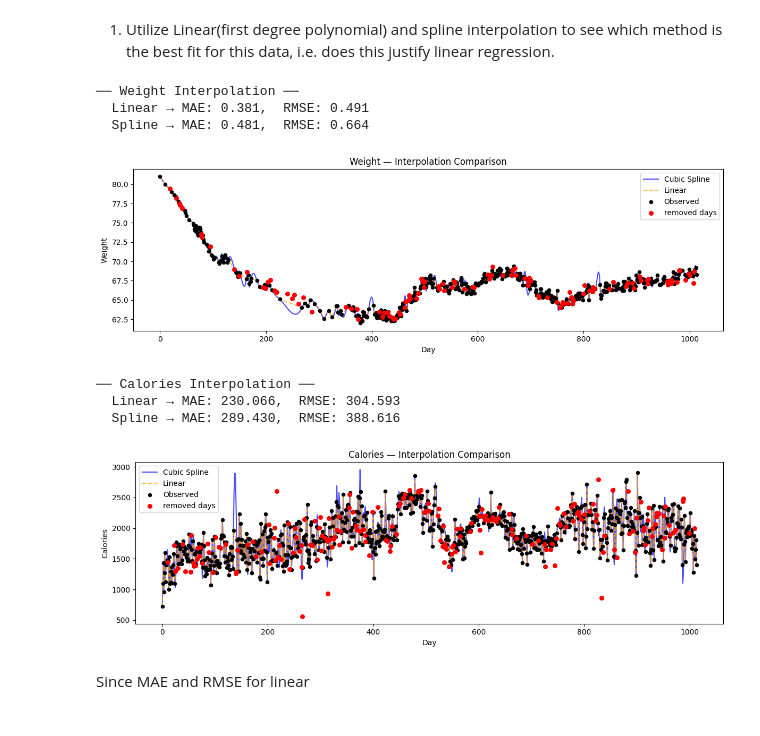
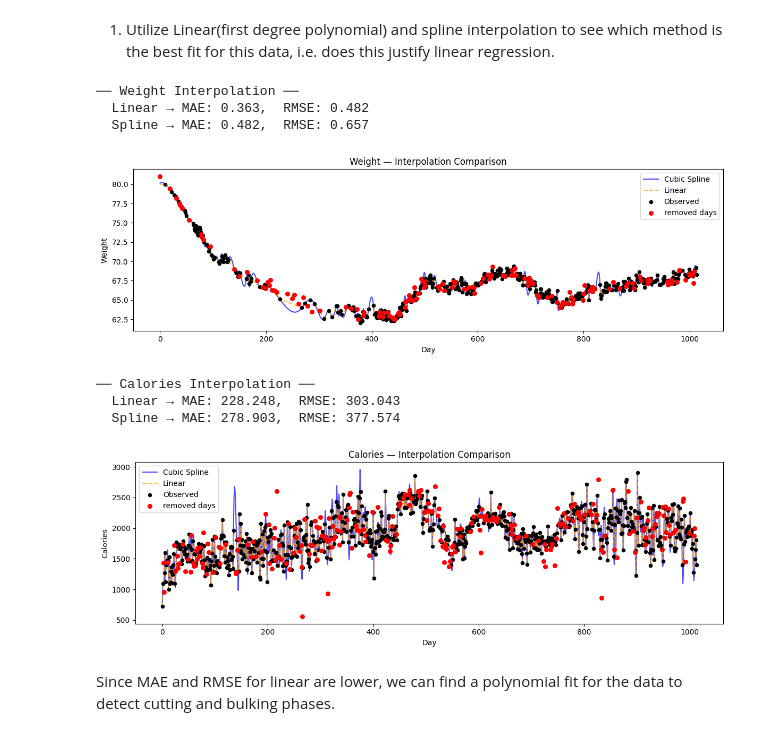
Before and after one commit to Hixdxdalt/Calories-Calculator-Project, a Jupyter notebook: Regression Analysis Weight.ipynb, the cells around one changed output. Saved outputs shown, nothing was run; the diff lists cells and outputs as text; code cells hidden in the pictures.

Commit message:
updated the data and polynomial degree

```diff
--- a/Regression Analysis Weight.ipynb
+++ b/Regression Analysis Weight.ipynb
@@ -46,9 +46,9 @@ def interpolate_and_compare(df):
         days = known["day"].values
         values = known[column].values
 
-        # remove 20% for error comparison
+        # remove 25% for error comparison
         np.random.seed(42)
-        test_idx = np.sort(np.random.choice(len(days), size=len(days)//5, replace=False))
+        test_idx = np.sort(np.random.choice(len(days), size=len(days)//4, replace=False))
         train_days = np.delete(days, test_idx)
         train_values = np.delete(values, test_idx)
         test_days = days[test_idx]
@@ -76,41 +76,41 @@ def interpolate_and_compare(df):
         df[f"{column}_linear"] = np.interp(all_days, train_days, train_values)
         df[f"{column}_spline"] = cs(all_days)
 
         results[column] = {
             "linear_mae": linear_mae, "spline_mae": spline_mae,
             "linear_rmse": linear_rmse, "spline_rmse": spline_rmse,
             "spline_fn": cs
         }
 
         # Plot
         plt.figure(figsize=(12, 4))
         plt.plot(all_days, df[f"{column}_spline"], label="Cubic Spline", color="blue", alpha=0.7)
         plt.plot(all_days, df[f"{column}_linear"], label="Linear",       color="orange", alpha=0.7, linestyle="--")
         plt.scatter(days, values, label="Observed", color="black", zorder=5, s=20)
         plt.scatter(test_days, true_values, label="removed days", color="red", zorder=6, s=30)
         plt.xlabel("Day")
         plt.ylabel(column)
         plt.title(f"{column} — Interpolation Comparison")
         plt.legend()
         plt.tight_layout()
         plt.show()
 
     return df, results
 
 df1 = pd.read_csv("output.csv")
 df2, results = interpolate_and_compare(df)
 df2.to_csv("spline.csv", index = False)
 # %% [output]
 ── Weight Interpolation ──
-  Linear → MAE: 0.381,  RMSE: 0.491
-  Spline → MAE: 0.481,  RMSE: 0.664
+  Linear → MAE: 0.363,  RMSE: 0.482
+  Spline → MAE: 0.482,  RMSE: 0.657
-[figure, old version]
+[figure, new version]
 ── Calories Interpolation ──
-  Linear → MAE: 230.066,  RMSE: 304.593
-  Spline → MAE: 289.430,  RMSE: 388.616
+  Linear → MAE: 228.248,  RMSE: 303.043
+  Spline → MAE: 278.903,  RMSE: 377.574
-[figure, old version]
+[figure, new version]
 # %% [markdown]
-Since MAE and RMSE for linear
+Since MAE and RMSE for linear are lower, we can find a polynomial fit for the data to detect cutting and bulking phases.
 # %%
 #Helper functions
 
```
Also changed, not shown: parts of 1 cell of this notebook, 4 other files.
